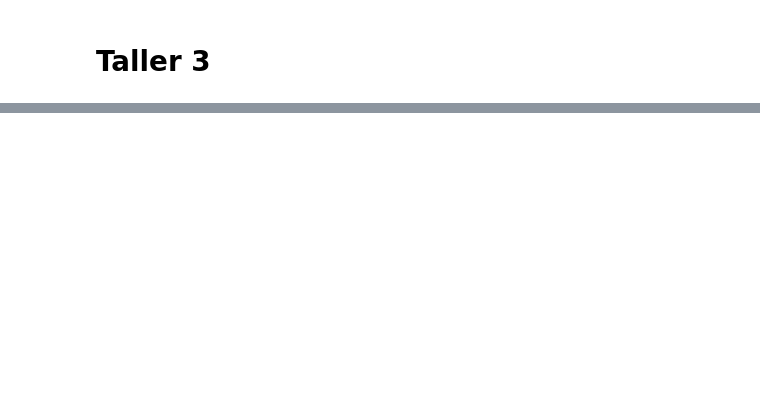
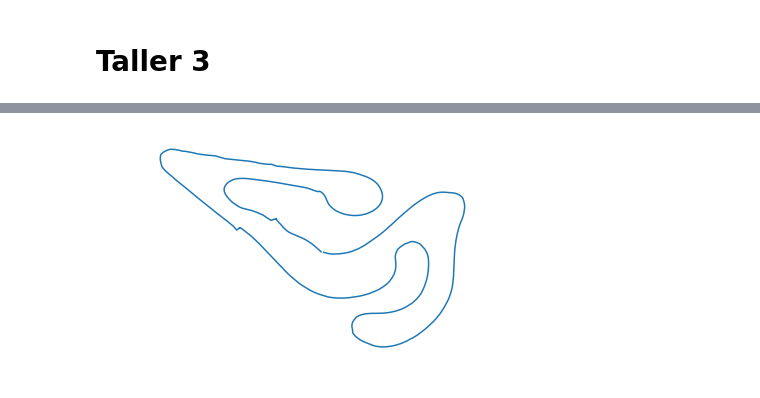
Before and after one commit to nvalencia/Herramientas-Computacionales-IMEC3602, a Jupyter notebook: Talleres/Taller 3/Taller 3.ipynb, the cells around one changed output, grey strips where cells are left out. Drawn from its saved outputs; the diff is of its cells as text; code cells hidden in the pictures; blank space fills up the shorter version.

```diff
--- a/Talleres/Taller 3/Taller 3.ipynb
+++ b/Talleres/Taller 3/Taller 3.ipynb
@@ -113,0 +246,6 @@ max(vel)
+# %%
+plt.plot(lonelec,latelec)
+plt.axis('off')
+plt.show()
+# %% [output]
+[figure, added]
```
Also changed, not shown: parts of 13 cells of this notebook, 15 other files.
